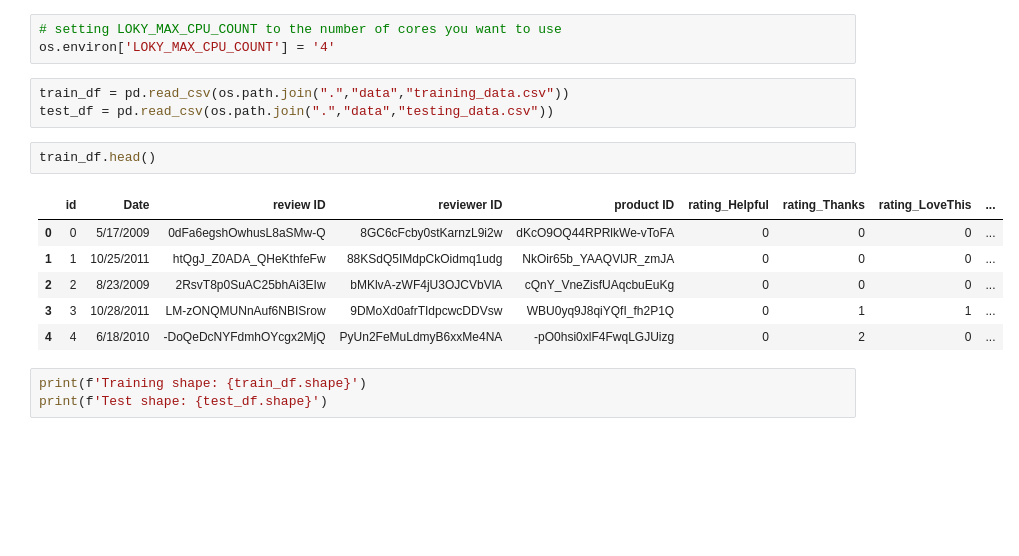
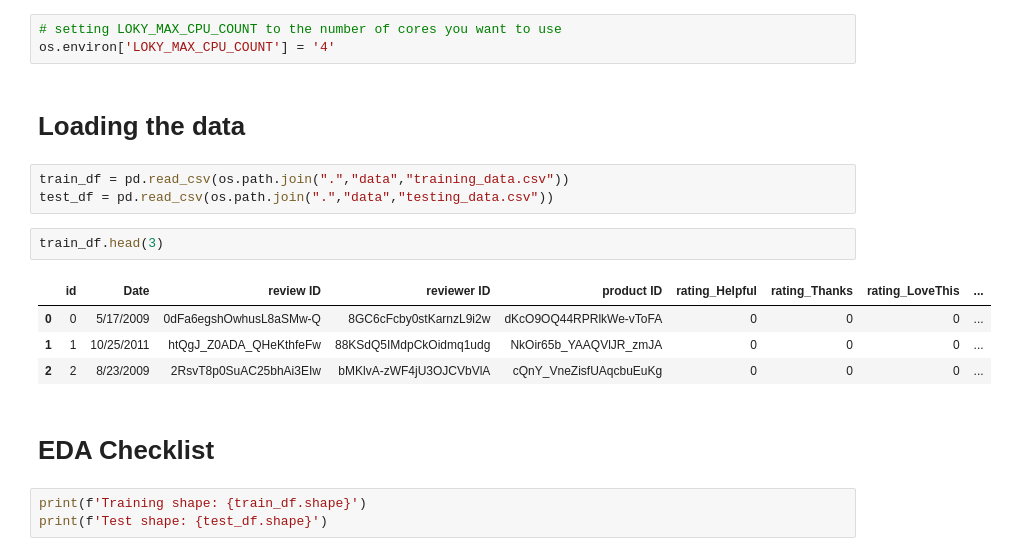
Before and after one commit to SYK3S999/DataHack, a Jupyter notebook: Collective Opinion Spam Detection Challenge/notebook.ipynb, the cells around one changed output. Drawn from its saved outputs; the diff is of its cells as text; blank space fills up the shorter version.

```diff
--- a/Collective Opinion Spam Detection Challenge/notebook.ipynb
+++ b/Collective Opinion Spam Detection Challenge/notebook.ipynb
@@ -31,18 +28,20 @@ tqdm.pandas()
 # %%
 # setting LOKY_MAX_CPU_COUNT to the number of cores you want to use
 os.environ['LOKY_MAX_CPU_COUNT'] = '4'
+# %% [markdown]
+# Loading the data
 # %%
 train_df = pd.read_csv(os.path.join(".","data","training_data.csv"))
 test_df = pd.read_csv(os.path.join(".","data","testing_data.csv"))
 # %%
-train_df.head()
+train_df.head(3)
 # %% [output]
 |  | id | Date | review ID | reviewer ID | product ID | rating_Helpful | rating_Thanks | rating_LoveThis | ... |
 | 0 | 0 | 5/17/2009 | 0dFa6egshOwhusL8aSMw-Q | 8GC6cFcby0stKarnzL9i2w | dKcO9OQ44RPRlkWe-vToFA | 0 | 0 | 0 | ... |
 | 1 | 1 | 10/25/2011 | htQgJ_Z0ADA_QHeKthfeFw | 88KSdQ5IMdpCkOidmq1udg | NkOir65b_YAAQVlJR_zmJA | 0 | 0 | 0 | ... |
 | 2 | 2 | 8/23/2009 | 2RsvT8p0SuAC25bhAi3EIw | bMKlvA-zWF4jU3OJCVbVlA | cQnY_VneZisfUAqcbuEuKg | 0 | 0 | 0 | ... |
-| 3 | 3 | 10/28/2011 | LM-zONQMUNnAuf6NBISrow | 9DMoXd0afrTIdpcwcDDVsw | WBU0yq9J8qiYQfI_fh2P1Q | 0 | 1 | 1 | ... |
-| 4 | 4 | 6/18/2010 | -DoQeDcNYFdmhOYcgx2MjQ | PyUn2FeMuLdmyB6xxMe4NA | -pO0hsi0xlF4FwqLGJUizg | 0 | 2 | 0 | ... |
+# %% [markdown]
+# EDA Checklist
 # %%
 print(f'Training shape: {train_df.shape}')
 print(f'Test shape: {test_df.shape}')
```
Also changed, not shown: parts of 32 cells of this notebook, 1 other file.
